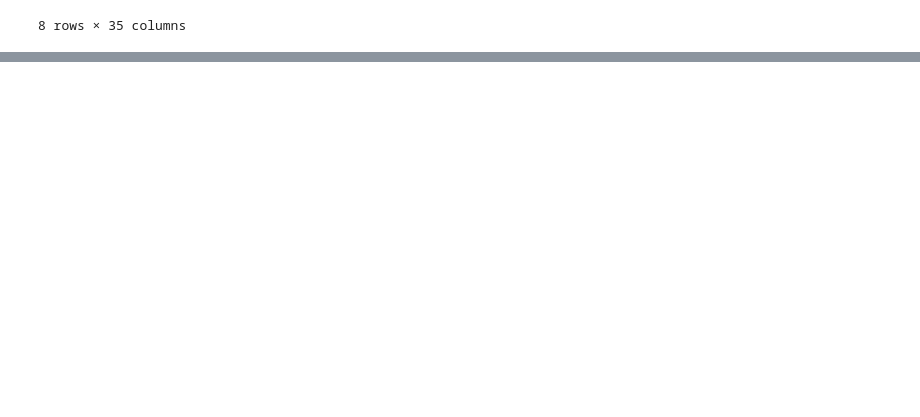
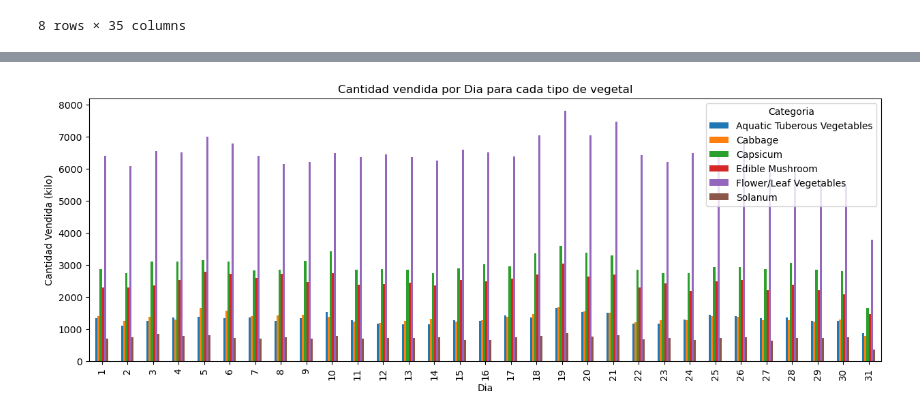
Before and after one commit to jairojaenz/Analisis-exploratorio-de-datos, a Jupyter notebook: Semana9_Guia#4/guia#4.ipynb, the cells around one changed output, grey strips where cells are left out. Saved outputs shown, nothing was run; the diff lists cells and outputs as text; code cells hidden in the pictures; blank space fills up the shorter version.

```diff
--- a/Semana9_Guia#4/guia#4.ipynb
+++ b/Semana9_Guia#4/guia#4.ipynb
@@ -478,0 +897,8 @@ medias_mensuales_por_estacion(56)
+# %%
+# resolución de la parte visual
+rcParams['figure.figsize'] = 10, 5
+cantidad_vendida_por_año.unstack().plot(kind='bar')
+plt.title('Cantidad vendida por año para cada tipo de vegetal')
+plt.xlabel('Año')
+plt.ylabel('Cantidad Vendida (kilo)')
+plt.show()
@@ -478,0 +907,5 @@ medias_mensuales_por_estacion(56)
+# %%
+# e. cantidad vendida por Dia para cada tipo de vegetal
+# resolución de la parte analítica
+cantidad_vendida_por_dia = df_unificado.groupby(['Dia', 'Categoria'])['Cantidad Vendida (kilo)'].sum()
+cantidad_vendida_por_dia
@@ -478,0 +926,10 @@ medias_mensuales_por_estacion(56)
+# %%
+# resolución de la parte visual
+rcParams['figure.figsize'] = 15,5
+cantidad_vendida_por_dia.unstack().plot(kind='bar')
+plt.title('Cantidad vendida por Dia para cada tipo de vegetal')
+plt.xlabel('Dia')
+plt.ylabel('Cantidad Vendida (kilo)')
+plt.show()
+# %% [output]
+[figure, added]
```
Also changed, not shown: parts of 78 cells of this notebook, 3 other files.
